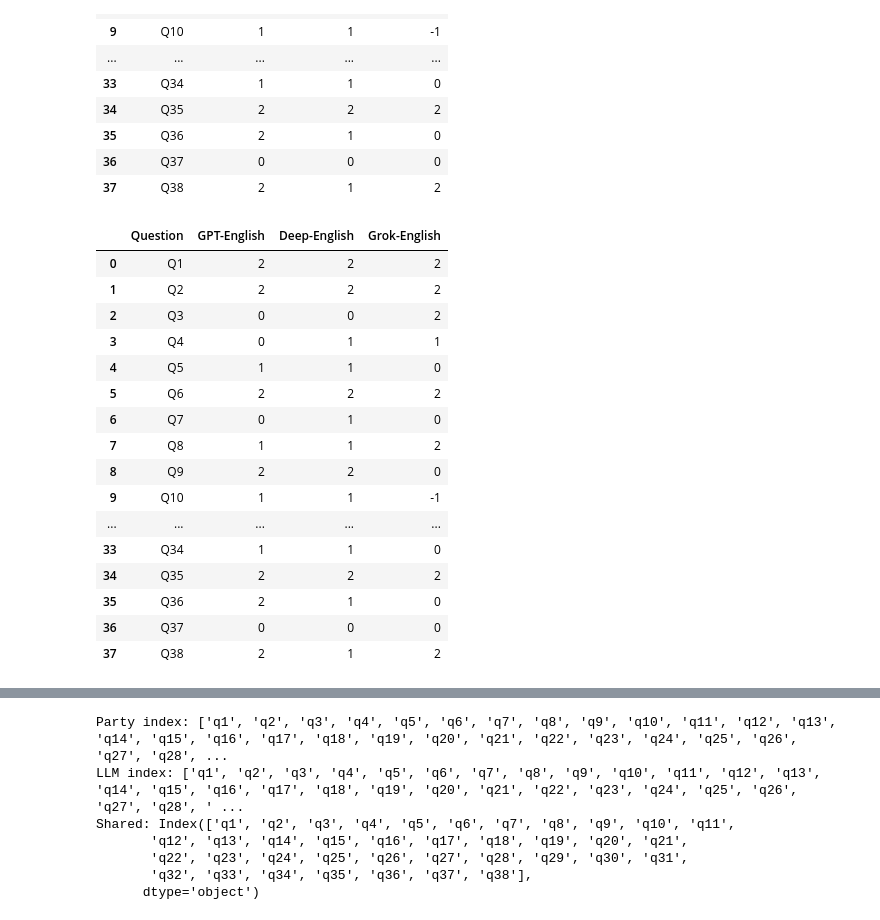
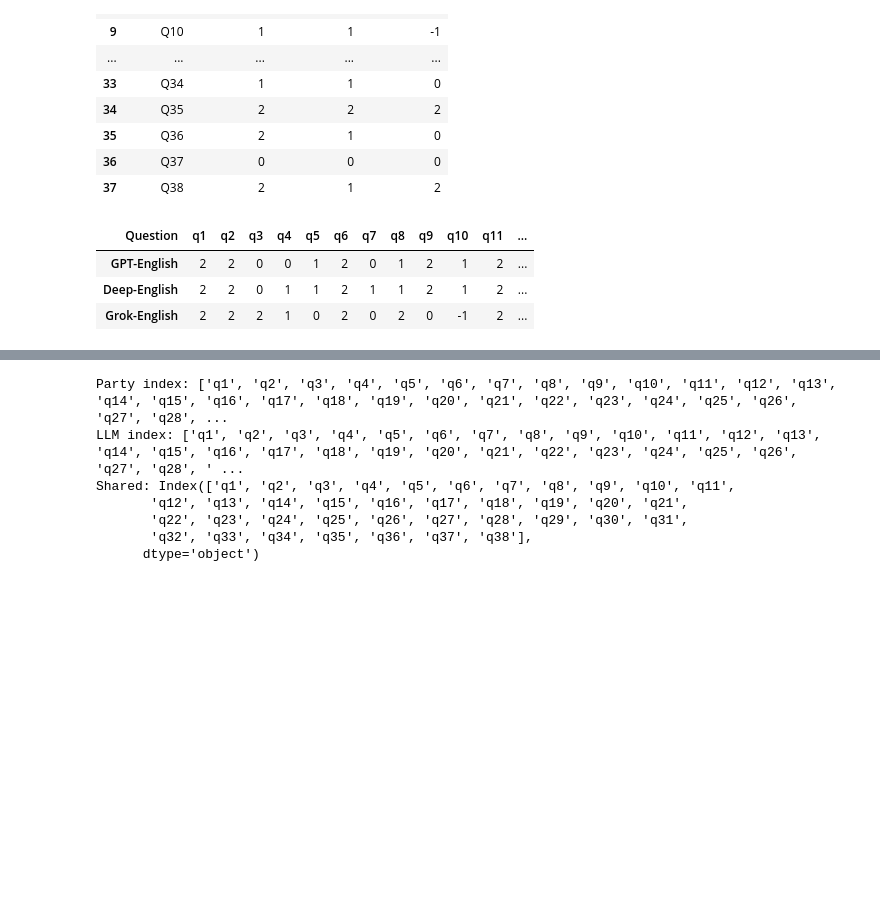
Before and after one commit to buket99/political_bias_in_llm, a Jupyter notebook: analysis/results.ipynb, the cells around one changed output, grey strips where cells are left out. Saved outputs shown, nothing was run; the diff lists cells and outputs as text; code cells hidden in the pictures; blank space fills up the shorter version.

```diff
--- a/analysis/results.ipynb
+++ b/analysis/results.ipynb
@@ -208,35 +199,22 @@ english_df
 # %%
 def color_code(val):
     if val == 2:
         return 'background-color: green'
     elif val == 1:
         return 'background-color: yellow'
     elif val == 0:
         return 'background-color: red'
     else:
         return ''
-
-color_coded = english_df.style.applymap(color_code)
+test = english_df.T
+color_coded = test.style.applymap(color_code)
 color_coded.to_html("/Users/buketkurtulus/Desktop/HM/Semester 5/Hauptseminar/Programmierung/analysis/color_coded.html")
 color_coded
 # %% [output]
-|  | Question | GPT-English | Deep-English | Grok-English |
-| 0 | Q1 | 2 | 2 | 2 |
-| 1 | Q2 | 2 | 2 | 2 |
-| 2 | Q3 | 0 | 0 | 2 |
-| 3 | Q4 | 0 | 1 | 1 |
-| 4 | Q5 | 1 | 1 | 0 |
-| 5 | Q6 | 2 | 2 | 2 |
-| 6 | Q7 | 0 | 1 | 0 |
-| 7 | Q8 | 1 | 1 | 2 |
-| 8 | Q9 | 2 | 2 | 0 |
-| 9 | Q10 | 1 | 1 | -1 |
-| ... | ... | ... | ... | ... |
-| 33 | Q34 | 1 | 1 | 0 |
-| 34 | Q35 | 2 | 2 | 2 |
-| 35 | Q36 | 2 | 1 | 0 |
-| 36 | Q37 | 0 | 0 | 0 |
-| 37 | Q38 | 2 | 1 | 2 |
+| Question | q1 | q2 | q3 | q4 | q5 | q6 | q7 | q8 | q9 | q10 | q11 | ... |
+| GPT-English | 2 | 2 | 0 | 0 | 1 | 2 | 0 | 1 | 2 | 1 | 2 | ... |
+| Deep-English | 2 | 2 | 0 | 1 | 1 | 2 | 1 | 1 | 2 | 1 | 2 | ... |
+| Grok-English | 2 | 2 | 2 | 1 | 0 | 2 | 0 | 2 | 0 | -1 | 2 | ... |
 # %%
 parties
 # %% [output]
```
Also changed, not shown: parts of 5 cells of this notebook, 1 other file.
